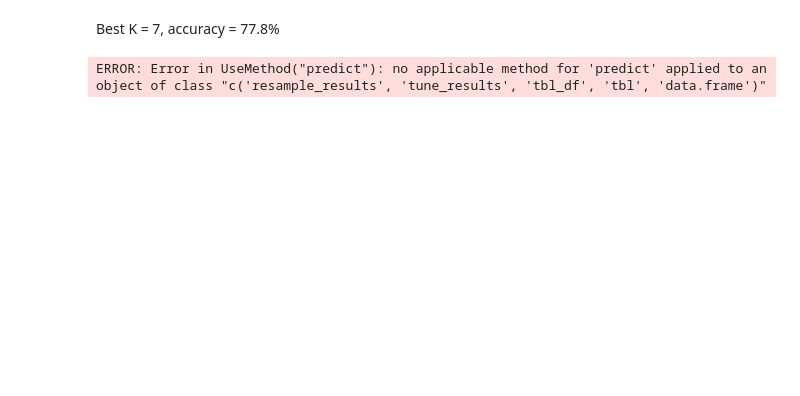
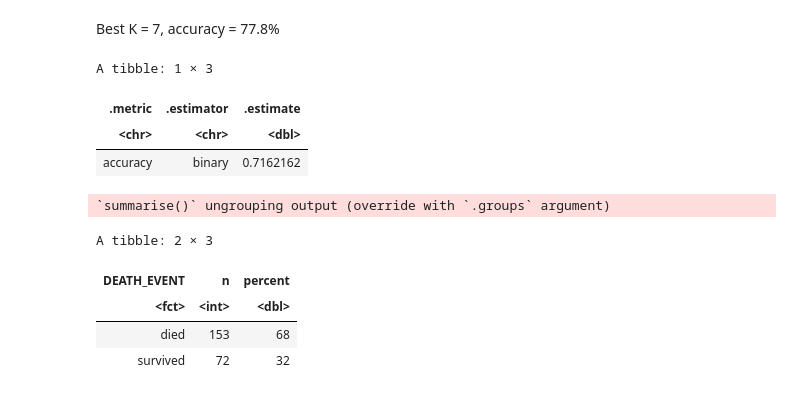
Before and after one commit to agoel25/Heart-Failure-Classifier, a Jupyter notebook: final_report.ipynb, the cells around one changed output. Saved outputs shown, nothing was run; the diff lists cells and outputs as text; code cells hidden in the pictures; blank space fills up the shorter version.

```diff
--- a/final_report.ipynb
+++ b/final_report.ipynb
@@ -213,35 +213,44 @@ A tibble: 1 × 2
 # %% [markdown]
 Best K = 7, accuracy = 77.8%
 # %%
-# Retraining with the chosen K value of 7
+# Retraining with the chosen K value of 11
 set.seed(42)
 
-final_spec <- nearest_neighbor(weight_func = "rectangular", neighbors = 7) %>%
+final_spec <- nearest_neighbor(weight_func = "rectangular", neighbors = 11) %>%
     set_engine("kknn") %>%
     set_mode("classification")
 
 final_fit  <- workflow() %>%
     add_recipe(final_recipe) %>%
     add_model(final_spec) %>%
     fit(data = heart_train)
 
 heart_prediction <- predict(final_fit, heart_test) %>%
     bind_cols(heart_test)
 
 heart_prediction_accuracy <- heart_prediction %>%
     metrics(truth = DEATH_EVENT, estimate = .pred_class) %>%
     filter(.metric == "accuracy")
 heart_prediction_accuracy
 
 #added a reference point using a majority classifier if it predicted died everytime it would have 68% accuracy.
 heart_data_proportions <- heart_train %>%
                       group_by(DEATH_EVENT) %>%
                       summarize(n = n()) %>%
                       mutate(percent = 100*n/nrow(heart_train))
 
 heart_data_proportions
 # %% [output]
-ERROR: Error in UseMethod("predict"): no applicable method for 'predict' applied to an object of class "c('resample_results', 'tune_results', 'tbl_df', 'tbl', 'data.frame')"
+A tibble: 1 × 3
+| .metric | .estimator | .estimate |
+| <chr> | <chr> | <dbl> |
+| accuracy | binary | 0.7162162 |
+`summarise()` ungrouping output (override with `.groups` argument)
+A tibble: 2 × 3
+| DEATH_EVENT | n | percent |
+| <fct> | <int> | <dbl> |
+| died | 153 | 68 |
+| survived | 72 | 32 |
 # %%
 heart_prediction_confusion <- heart_prediction %>%
     conf_mat(truth = DEATH_EVENT, estimate = .pred_class)
```
Also changed, not shown: parts of 4 cells of this notebook.
